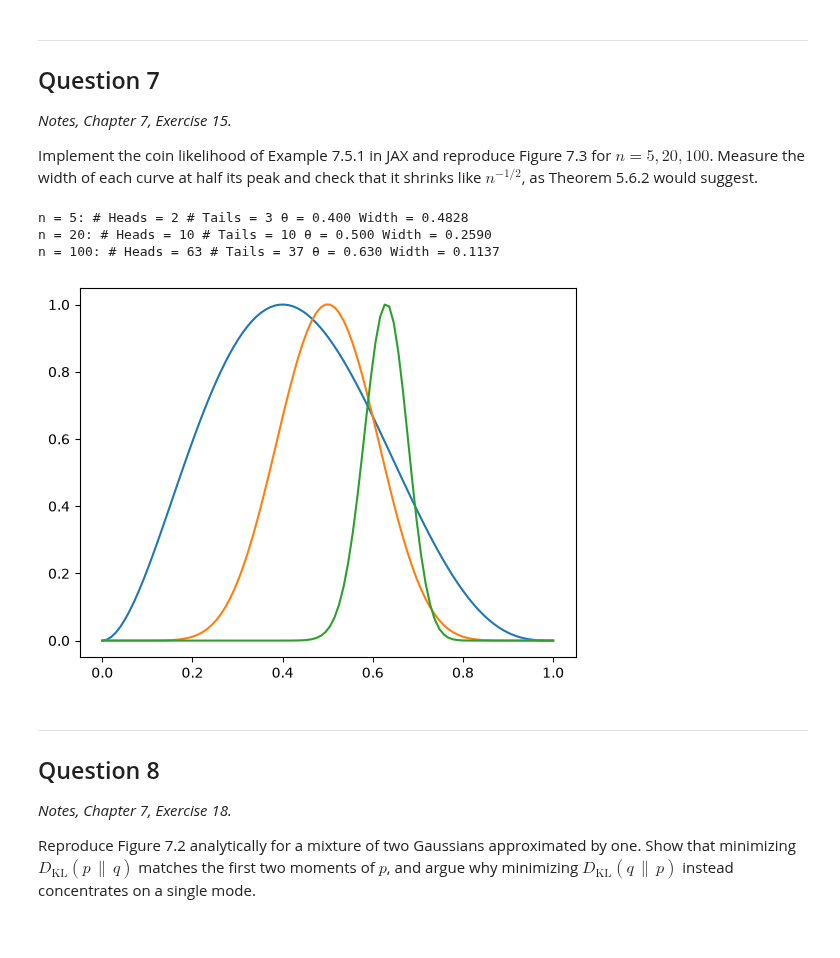
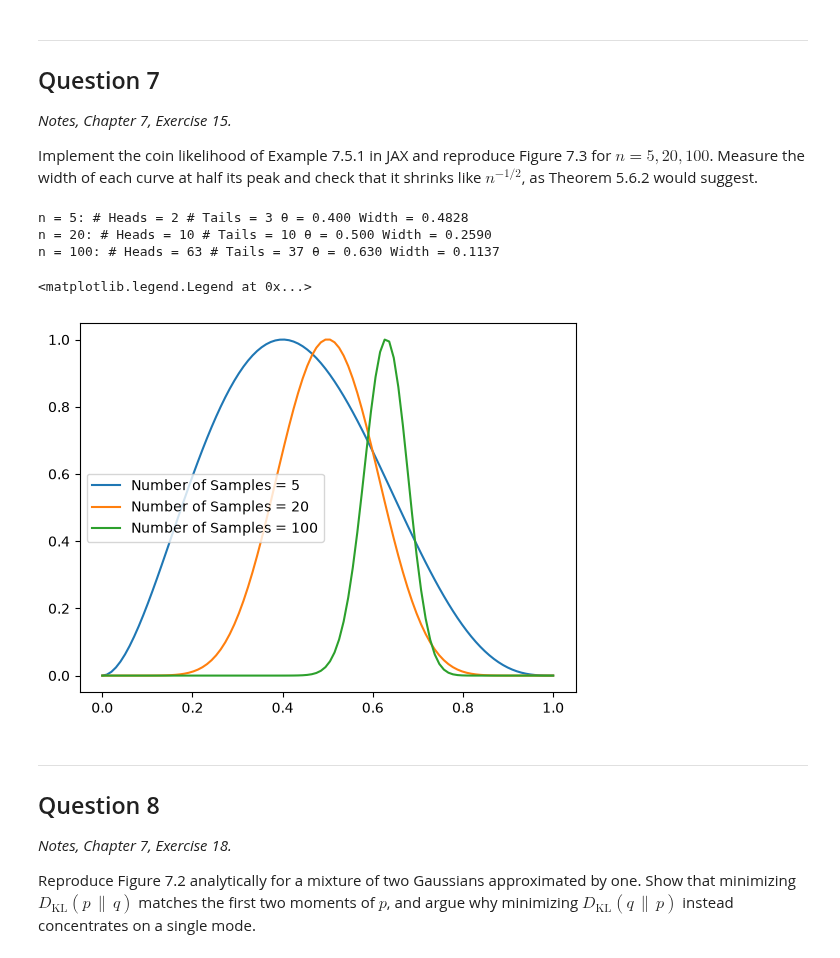
Before and after one commit to akhilghar/COE379L.1, a Jupyter notebook: HW3/Assignment_3-3.ipynb, the cells around one changed output. Cells and saved outputs as stored; diff of their text form; code cells hidden in the pictures.

```diff
--- a/HW3/Assignment_3-3.ipynb
+++ b/HW3/Assignment_3-3.ipynb
@@ -338,35 +338,38 @@ def flip_coin(key):
     flip = jnp.round(jax.random.uniform(subkey))
     return flip
 
 #
 theta_sweep = jnp.linspace(0,1,100)
 plt.figure()
 num_heads = np.zeros_like(n_samples)
 num_tails = np.zeros_like(n_samples)
 thetas = np.zeros_like(n_samples,dtype=jnp.float64)
 for i in range(len(n_samples)):
     keys = jax.random.split(key, n_samples[i])
     flips = jax.vmap(flip_coin)(keys)
     thetas[i] = jnp.mean(flips)
     num_heads[i] = jnp.sum(flips)
     num_tails[i] = n_samples[i] - num_heads[i]
 
     L = (theta_sweep)**num_heads[i] * (1.0 - theta_sweep)**num_tails[i]
     L = jnp.asarray(L/L.max())
     peak_idx = int(jnp.argmax(L))
-    plt.plot(theta_sweep, L/L.max())
+    plt.plot(theta_sweep, L/L.max(), label=f"Number of Samples = {n_samples[i]}")
 
     lower_half, upper_half = jnp.where(L[:peak_idx] <= 0.5)[0], jnp.where(L[peak_idx:] <= 0.5)[0]
     lo, hi = lower_half[-1], peak_idx + upper_half[0]
     left = np.interp(0.5, [L[lo], L[lo+1]], [theta_sweep[lo], theta_sweep[lo+1]])
     right = np.interp(0.5, [L[hi], L[hi-1]], [theta_sweep[hi], theta_sweep[hi-1]])
 
     print(f"n = {n_samples[i]}: # Heads = {num_heads[i]} # Tails = {num_tails[i]} θ = {thetas[i]:.3f} Width = {right-left:.4f}")
+
+plt.legend()
 # %% [output]
 n = 5: # Heads = 2 # Tails = 3 θ = 0.400 Width = 0.4828
 n = 20: # Heads = 10 # Tails = 10 θ = 0.500 Width = 0.2590
 n = 100: # Heads = 63 # Tails = 37 θ = 0.630 Width = 0.1137
+<matplotlib.legend.Legend at 0x...>
-[figure, old version]
+[figure, new version]
 # %% [markdown]
 ---
 
```
Also changed, not shown: parts of 1 cell of this notebook.
